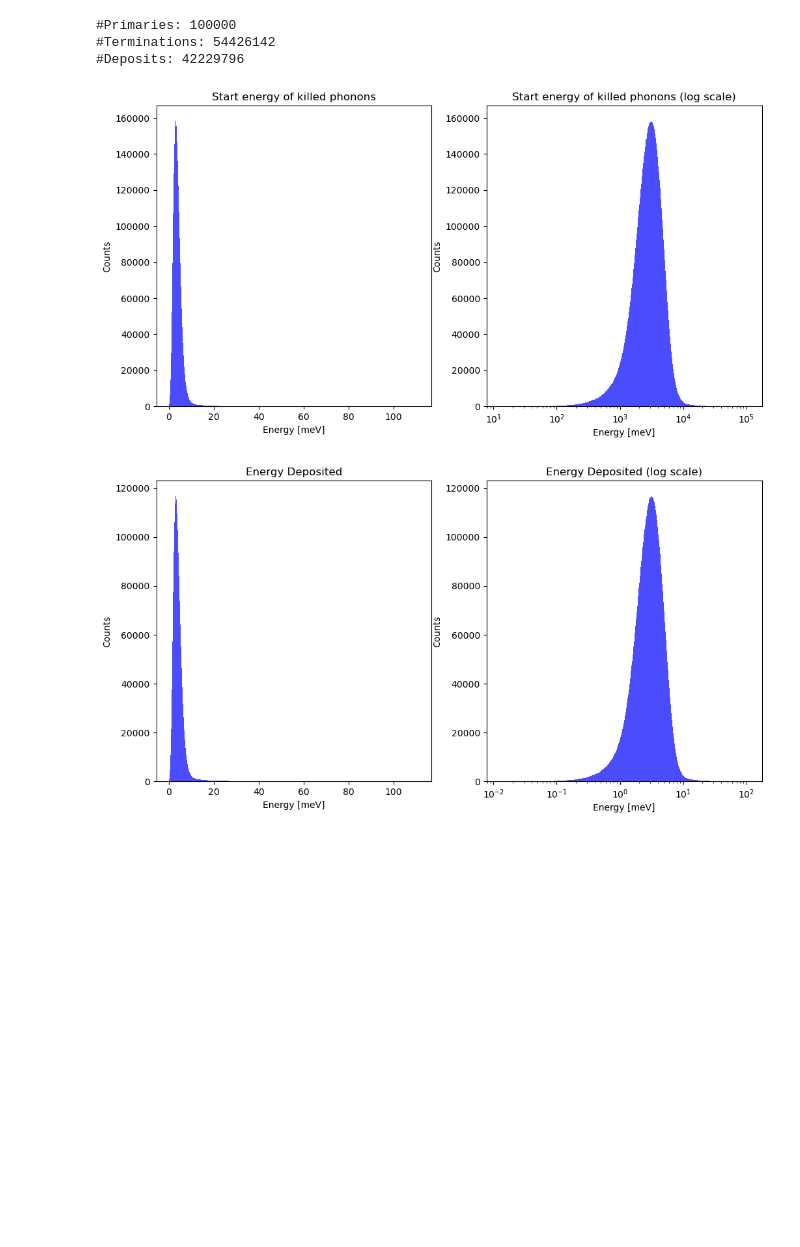
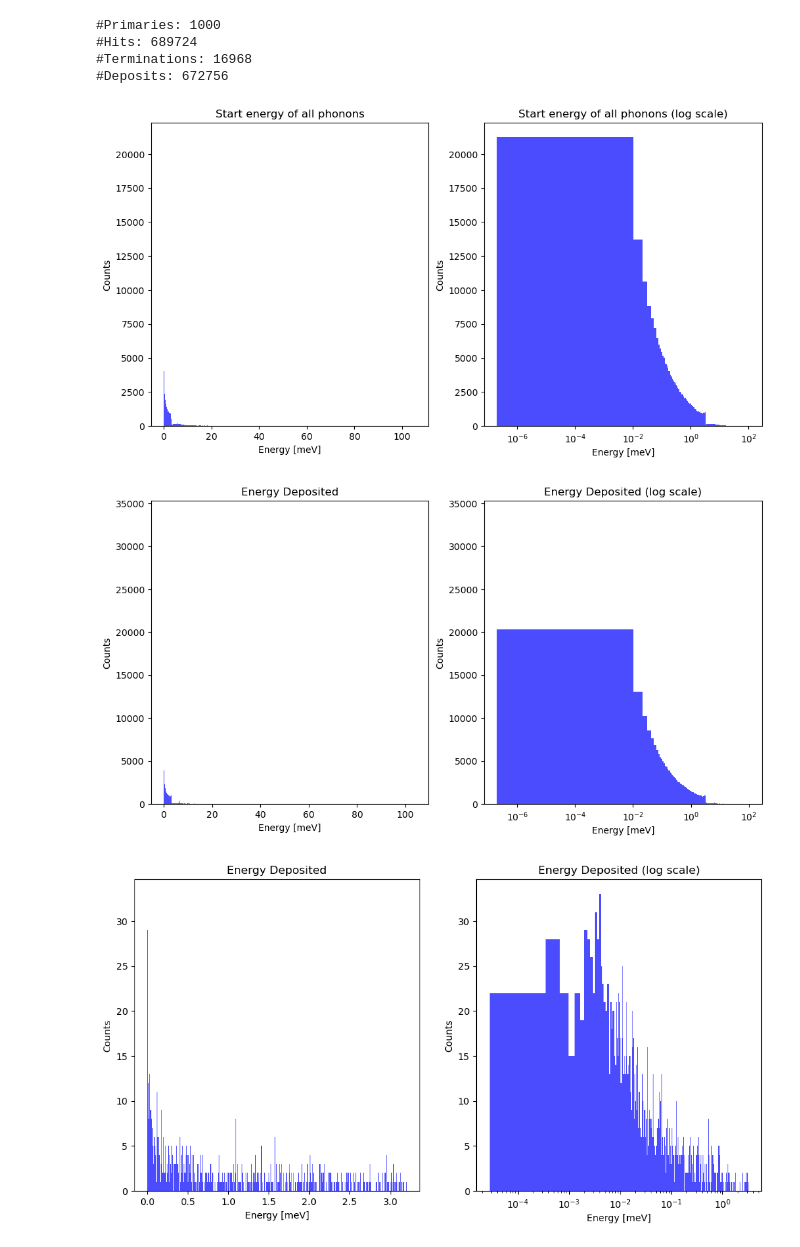
Before and after one commit to ThomasPCleveland/surf_2024, a Jupyter notebook: analysis/analysis.ipynb, the cells around one changed output. Saved outputs shown, nothing was run; the diff lists cells and outputs as text; code cells hidden in the pictures; blank space fills up the shorter version.

```diff
--- a/analysis/analysis.ipynb
+++ b/analysis/analysis.ipynb
@@ -12,7 +12,7 @@ import matplotlib.pyplot as plt
 ## importing
 directory = './data/'
 appendix = '1k_phonons'
-if select_from_build == False and appendix != '':
+if select_from_build == False or appendix == '':
   hits = f"{directory}hits_{appendix}.csv"
   primaries = f"{directory}primaries_{appendix}.csv"
   volume_hits = f"{directory}deposits_{appendix}.csv"
@@ -55,6 +55,7 @@ hits['e_dep'] = hits['e_dep']*1e3
 primaries['e_i'] = primaries['e_i']*1e3
 deposits['e_i'] = deposits['e_i']*1e3
 deposits['e_dep'] = deposits['e_dep']*1e3
+terminations = hits[hits['e_dep'] == 0]
 
 hits.head()
 # %% [output]
@@ -145,46 +164,67 @@ bins=10000
 
 # print counts
 print('#Primaries:', len(primaries))
-print('#Terminations:', len(hits))
+print('#Hits:', len(hits))
+print('#Terminations:', len(terminations))
 print('#Deposits:', len(deposits), '\n')
 
+## all phonons
 # two plots
 fig, axs = plt.subplots(1, 2, figsize=(12, 6))
 # plot 1
 axs[0].hist(hits['e_i'], bins=bins, color='blue', alpha=0.7)
-axs[0].set_title('Start energy of killed phonons')
+axs[0].set_title('Start energy of all phonons')
 axs[0].set_xlabel('Energy [meV]')
 axs[0].set_ylabel('Counts')
 # plot 2
-axs[1].hist(hits['e_i']*1000, bins=bins, color='blue', alpha=0.7)
-axs[1].set_title('Start energy of killed phonons (log scale)')
+axs[1].hist(hits['e_i'], bins=bins, color='blue', alpha=0.7)
+axs[1].set_title('Start energy of all phonons (log scale)')
 axs[1].set_xlabel('Energy [meV]')
 axs[1].set_ylabel('Counts')
 plt.xscale('log')
 plt.show()
 
-# now only energy depositions > 0
+## now only energy depositions > 0
 # plot
 # two plots
 fig, axs = plt.subplots(1, 2, figsize=(12, 6))
 # plot 1
 axs[0].hist(deposits['e_dep'], bins=bins, color='blue', alpha=0.7)
 axs[0].set_title('Energy Deposited')
 axs[0].set_xlabel('Energy [meV]')
 axs[0].set_ylabel('Counts')
 # plot 2
 axs[1].hist(deposits['e_dep'], bins=bins, color='blue', alpha=0.7)
 axs[1].set_title('Energy Deposited (log scale)')
 axs[1].set_xlabel('Energy [meV]')
 axs[1].set_ylabel('Counts')
 plt.xscale('log')
 plt.show()
+
+## now only energy depositions = 0
+# plot
+# two plots
+fig, axs = plt.subplots(1, 2, figsize=(12, 6))
+# plot 1
+axs[0].hist(terminations['e_i'], bins=bins, color='blue', alpha=0.7)
+axs[0].set_title('Energy Deposited')
+axs[0].set_xlabel('Energy [meV]')
+axs[0].set_ylabel('Counts')
+# plot 2
+axs[1].hist(terminations['e_i'], bins=bins, color='blue', alpha=0.7)
+axs[1].set_title('Energy Deposited (log scale)')
+axs[1].set_xlabel('Energy [meV]')
+axs[1].set_ylabel('Counts')
+plt.xscale('log')
+plt.show()
 # %% [output]
-#Primaries: 100000
-#Terminations: 54426142
-#Deposits: 42229796
+#Primaries: 1000
+#Hits: 689724
+#Terminations: 16968
+#Deposits: 672756
-[figure, old version]
+[figure, new version]
-[figure, old version]
+[figure, new version]
+[figure, added]
 # %%
 # plot energy deposition vs time
 # bin the time values into 1000 bins
```
Also changed, not shown: parts of 8 cells of this notebook, 4 other files.
